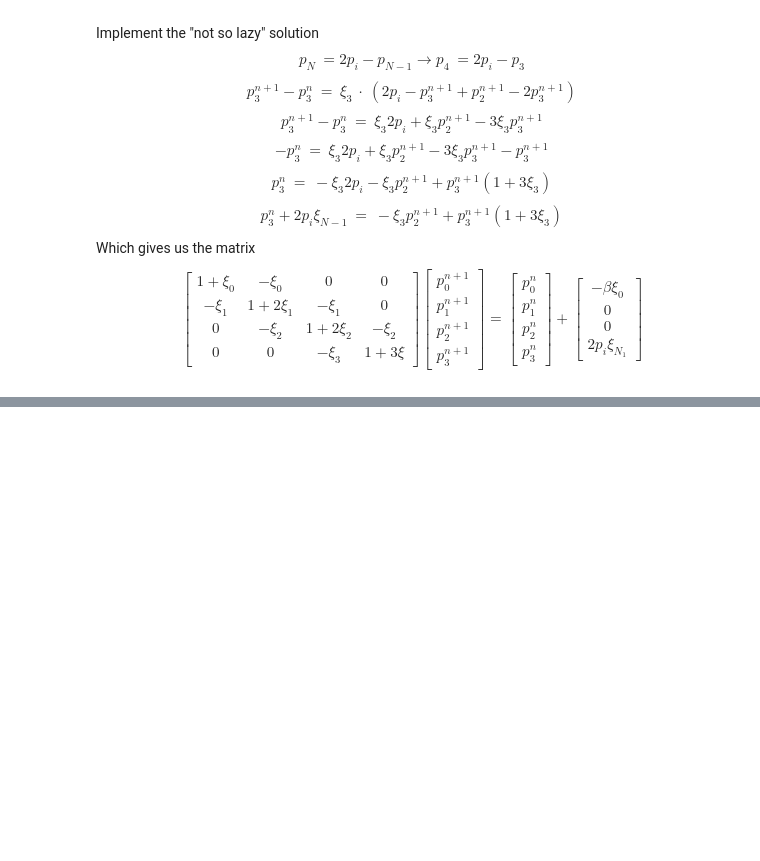
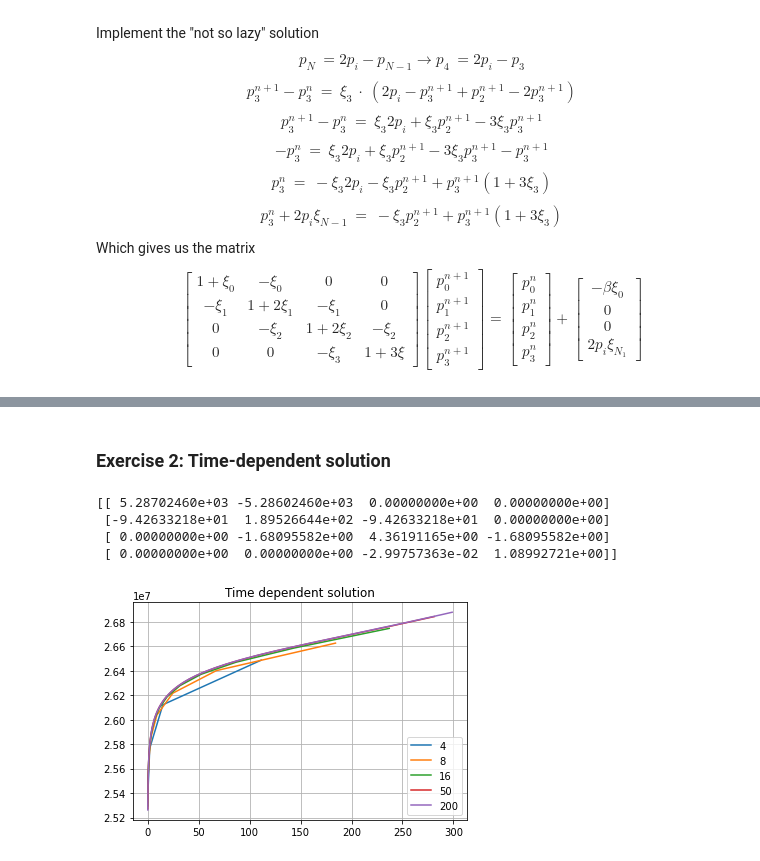
Before and after one commit to olufisayo-akindele/Modelling, a Jupyter notebook: size of a reservoir.ipynb, the cells around one changed output, grey strips where cells are left out. Cells and saved outputs as stored; diff of their text form; code cells hidden in the pictures; blank space fills up the shorter version.

```diff
--- a/size of a reservoir.ipynb
+++ b/size of a reservoir.ipynb
@@ -690,10 +278,0 @@ print(A2)
-# %%
-b2 = np.zeros(n+1)
-b2[0]= testings.alpha(1) #800000 #testings.beta
-b2[1:-1] = 0
-b2[-1] = -2*testings.p_e(1) #fixed pressure p_e=p_init
-#print(b2)
-
-# solve the linear equations
-y2 = np.linalg.solve(A2, b2)
-#print(y2/6894.75729)
@@ -802,0 +633,12 @@ https://www.cs.auckland.ac.nz/courses/compsci369s1c/lectures/GG-notes/Z-archive2
+# %% [markdown]
+### Exercise 2: Time-dependent solution
+# %%
+#For N=4, and delta t=0.01, the matrix element for the time-dependent solution is:
+testings=Project(4, 0.01)
+Ax=testings.matrixsolver()[0]
+print(Ax)
+# %% [output]
+[[ 5.28702460e+03 -5.28602460e+03  0.00000000e+00  0.00000000e+00]
+ [-9.42633218e+01  1.89526644e+02 -9.42633218e+01  0.00000000e+00]
+ [ 0.00000000e+00 -1.68095582e+00  4.36191165e+00 -1.68095582e+00]
+ [ 0.00000000e+00  0.00000000e+00 -2.99757363e-02  1.08992721e+00]]
@@ -802,0 +647,8 @@ https://www.cs.auckland.ac.nz/courses/compsci369s1c/lectures/GG-notes/Z-archive2
+# %%
+N=[4, 8, 16, 50, 200] #Vary number of grid points
+for i in N:
+    f=Project(i, dt=20)
+    f.plot_ts()
+    #print(f.time_solver())
+# %% [output]
+[figure, added]
```
Also changed, not shown: parts of 65 cells of this notebook, 1 other file.
